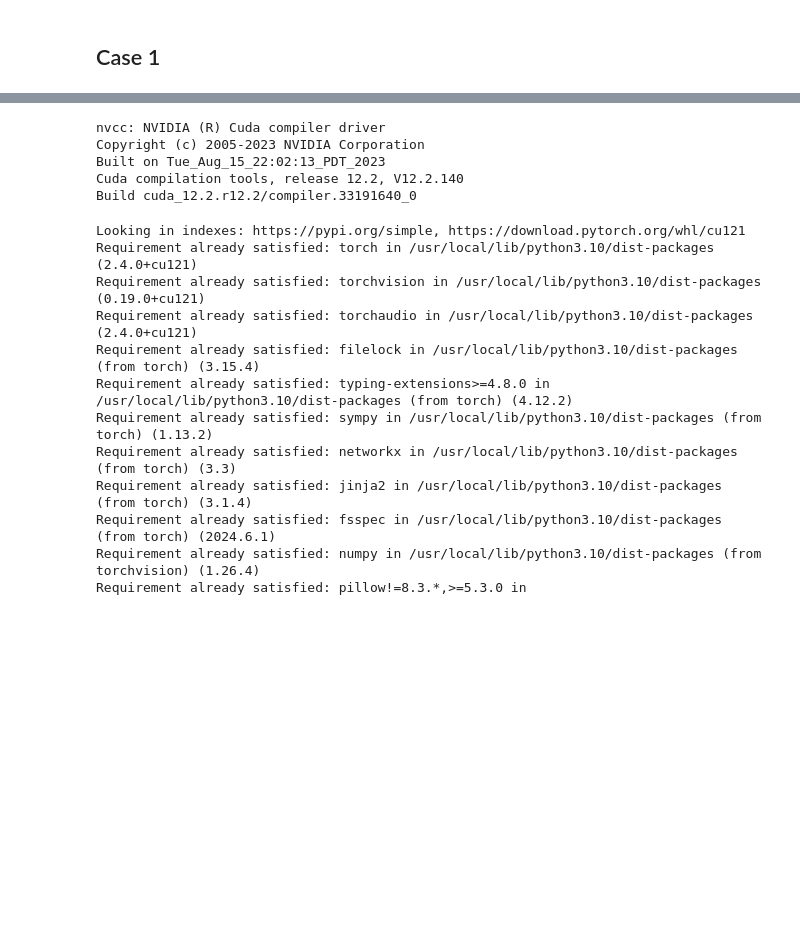
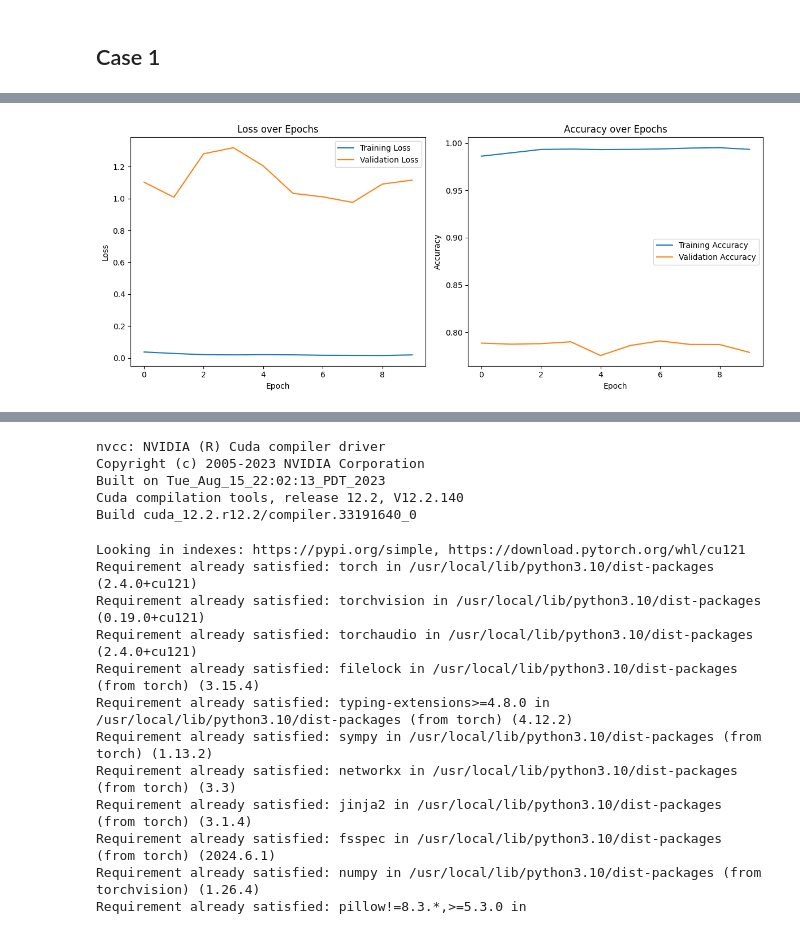
Before and after one commit to cotyhoroshko/lstm-work, a Jupyter notebook: notebooks/xlstm_lib_usage.ipynb, the cells around one changed output, grey strips where cells are left out. Cells and saved outputs as stored; diff of their text form; code cells hidden in the pictures; blank space fills up the shorter version.

```diff
--- a/notebooks/xlstm_lib_usage.ipynb
+++ b/notebooks/xlstm_lib_usage.ipynb
@@ -63,12 +109,12 @@ True
 ## Case 1
 # %%
 # Завантаження та попередня обробка даних
-path_to_dataset = "/content/drive/MyDrive/diploma/datasets/HateSpeechDatasetBalanced.csv"
+path_to_dataset = "../datasets/HateSpeechDatasetBalanced.csv"
 df = pd.read_csv(path_to_dataset)
 df = df.sample(frac=0.05, random_state=42)  # Використання частини даних для швидкості
 df = df[['Content', 'Label']]
 
-def preprocess(text):
-    return word_tokenize(text.lower())
+# def preprocess(text):
+#     return word_tokenize(text.lower())
 
-df['Content'] = df['Content'].apply(preprocess)
+# df['Content'] = df['Content'].apply(preprocess)
@@ -129,7 +186,8 @@ cfg = xLSTMBlockStackConfig(
     ),
     slstm_block=sLSTMBlockConfig(
         slstm=sLSTMLayerConfig(
-            backend="vanilla",
+            # backend="vanilla",
+            backend="cuda",
             num_heads=4,
             conv1d_kernel_size=4,
             bias_init="powerlaw_blockdependent",
@@ -197,4 +386,4 @@ def test_model(model, test_loader):
 # %%
 # Запуск навчання
-train_model(model, train_loader, criterion, optimizer)
+train_losses, train_accuracies, val_losses, val_accuracies = train_model(model, train_loader, test_loader, criterion, optimizer)
 # %% [output]
@@ -210,0 +400,28 @@ Epoch [10/10], Loss: 16.0476
+# %%
+def plot_metrics(train_losses, val_losses, train_accuracies, val_accuracies):
+    plt.figure(figsize=(12, 5))
+
+    # Графік втрат
+    plt.subplot(1, 2, 1)
+    plt.plot(train_losses, label='Training Loss')
+    plt.plot(val_losses, label='Validation Loss')
+    plt.xlabel('Epoch')
+    plt.ylabel('Loss')
+    plt.title('Loss over Epochs')
+    plt.legend()
+
+    # Графік точності
+    plt.subplot(1, 2, 2)
+    plt.plot(train_accuracies, label='Training Accuracy')
+    plt.plot(val_accuracies, label='Validation Accuracy')
+    plt.xlabel('Epoch')
+    plt.ylabel('Accuracy')
+    plt.title('Accuracy over Epochs')
+    plt.legend()
+
+    plt.tight_layout()
+    plt.show()
+# %%
+plot_metrics(train_losses, val_losses, train_accuracies, val_accuracies)
+# %% [output]
+[figure, added]
```
Also changed, not shown: parts of 98 cells of this notebook, 2 other files.
